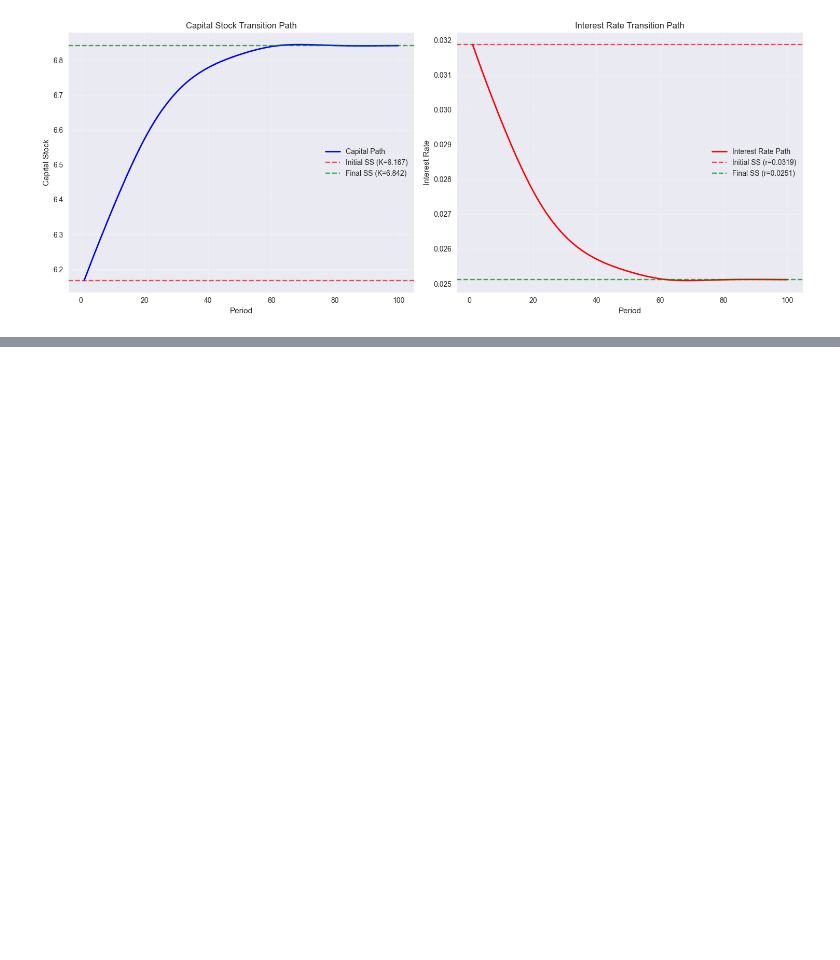
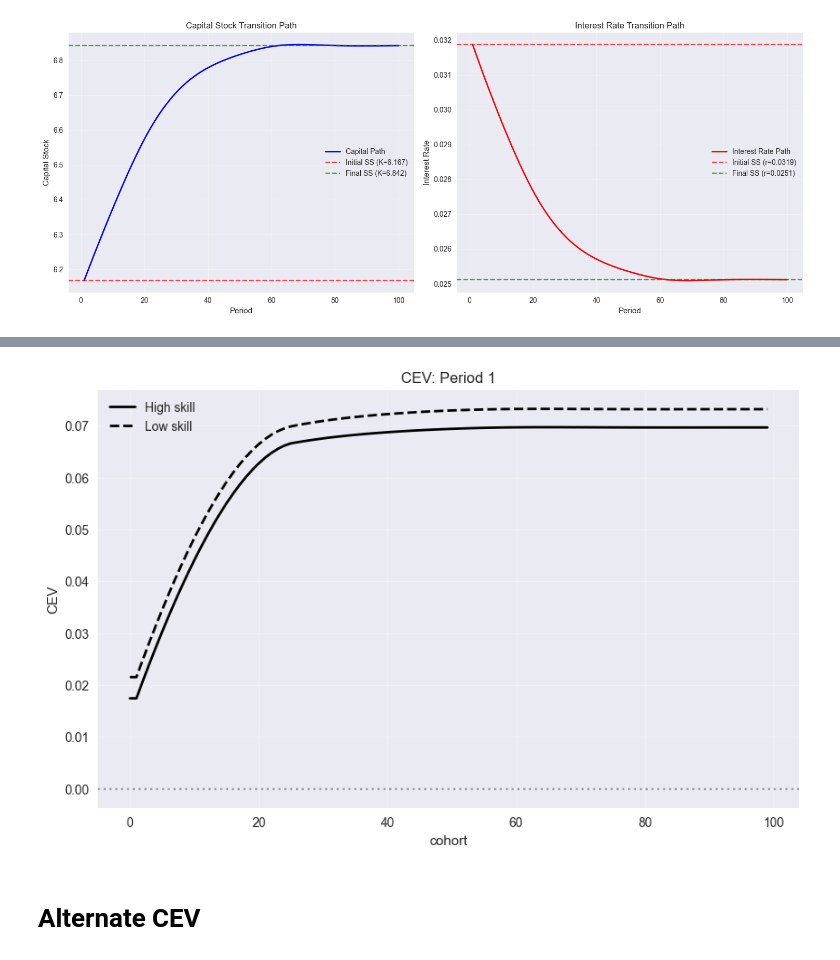
Before and after one commit to tomoyahiroe/olg, a Jupyter notebook: assemble.ipynb, the cells around one changed output, grey strips where cells are left out. Cells and saved outputs as stored; diff of their text form; code cells hidden in the pictures; blank space fills up the shorter version.

```diff
--- a/assemble.ipynb
+++ b/assemble.ipynb
@@ -1593,0 +1638,18 @@ plot_capital_path(tr_setting, K_path, initial_result, final_result)
+# %%
+# 第1期(t=0)の年齢別CEV平均をプロット
+age = 0
+plt.figure(figsize=(10, 6))
+plt.plot(CEV_avg[:, age, 1], '-k', linewidth=2, label='High skill')
+plt.plot(CEV_avg[:, age, 0], '--k', linewidth=2, label='Low skill')
+# plt.plot(ages, CEV_avg[period, :, 1], '-k', linewidth=2, label='High skill')
+plt.axhline(y=0, color='gray', linestyle=':', alpha=0.7)
+plt.xlabel('cohort')
+plt.ylabel('CEV')
+plt.title(f"CEV: Period {period + 1}")
+plt.legend()
+plt.grid(True, alpha=0.3)
+plt.show()
+# %% [output]
+[figure, added]
+# %% [markdown]
+# Alternate CEV
```
Also changed, not shown: parts of 16 cells of this notebook, 21 other files.
